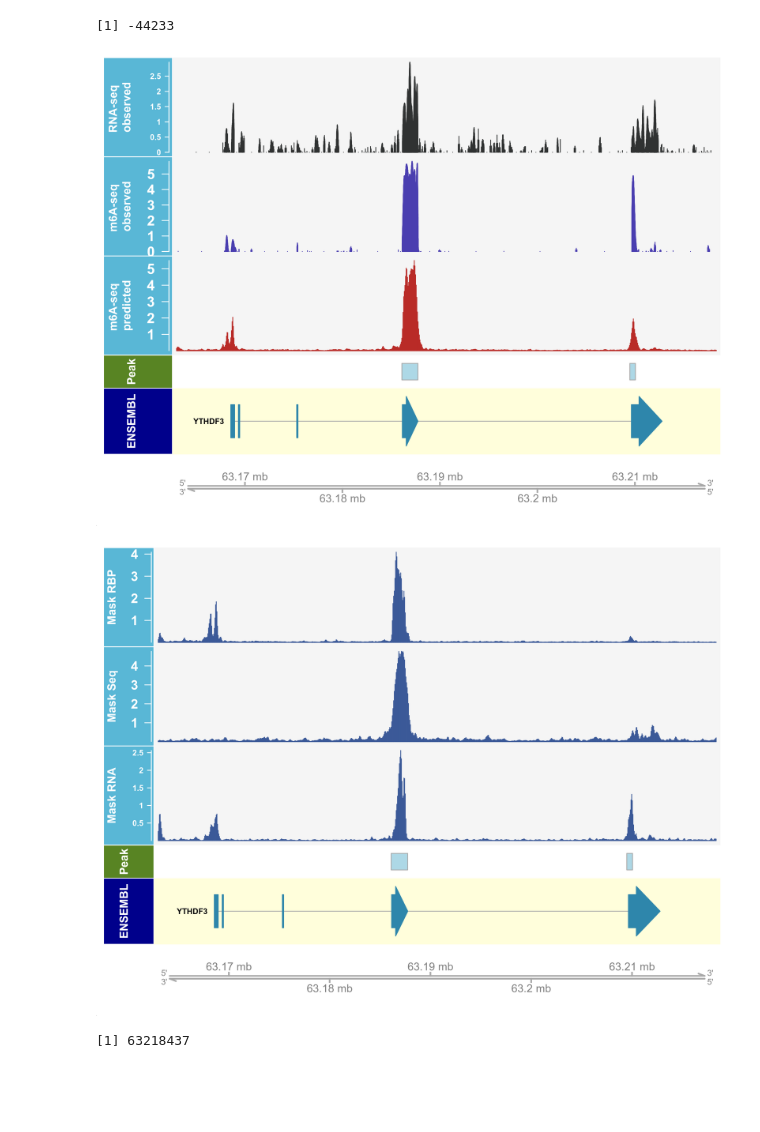
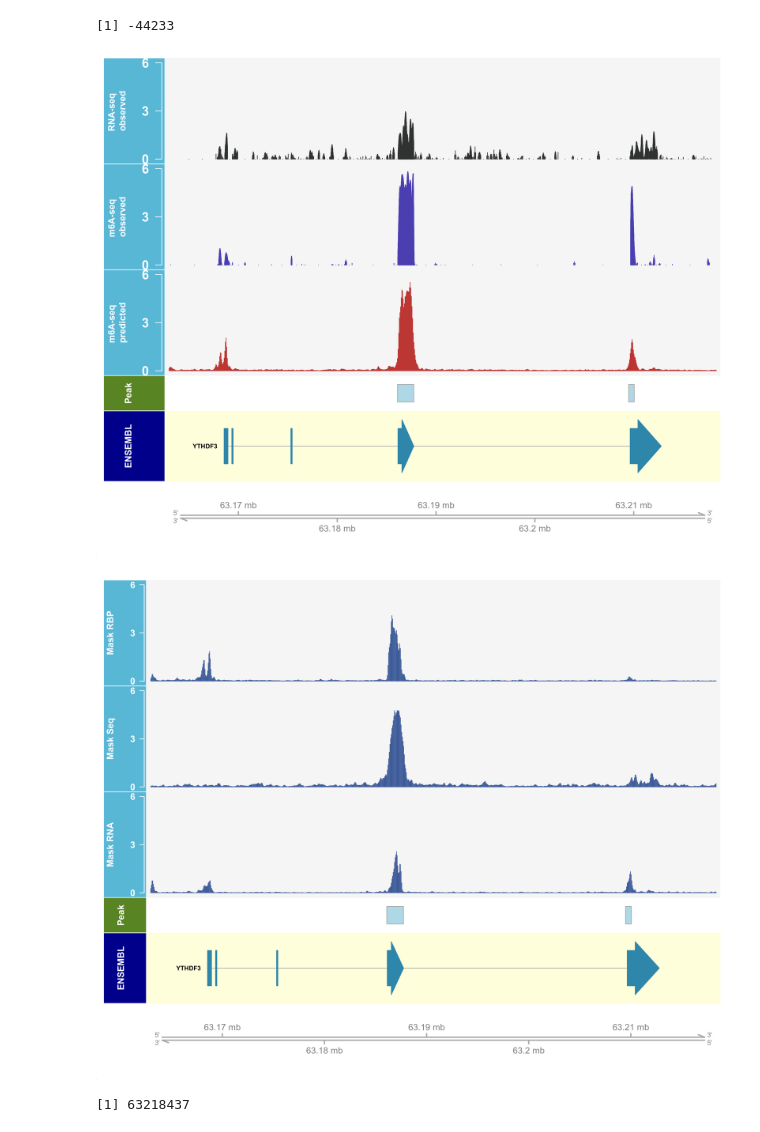
Before and after one commit to catombiotech/epiRNA_Analysis, a Jupyter notebook: benchmark/6-gviz_plot.ipynb, the cells around one changed output. Drawn from its saved outputs; the diff is of its cells as text; code cells hidden in the pictures; blank space fills up the shorter version.

```diff
--- a/benchmark/6-gviz_plot.ipynb
+++ b/benchmark/6-gviz_plot.ipynb
@@ -28,7 +35,7 @@ genome <- "hg38"
 
 genes <- extract_genes_from_gtf(gtf=human_gtf, chrom=chrom, start=start, end=end)
 geneModels <- get_geneModels(genes, protein_coding_only = TRUE)
-grtrack <- get_grtrack(geneModels, chrom=chrom, start=start, end=end, collapseTranscripts="longest")
+grtrack <- get_grtrack(geneModels, chrom=chrom, start=start, end=end, collapseTranscripts="longest", shape="arrow")
 # %% [output]
   Found 141 genes in region
 # %%
@@ -51,7 +59,6 @@ peak_track <- AnnotationTrack(
     background.title="#588423"
 )
 # %%
-sample <- "Hela-1"
 gene <- "YTHDF3"
 pred_dir <- "./predicted_bigwig"
 
@@ -69,7 +76,9 @@ i = 1
 for (bwfile in bw_file_list) {
     track <- get_bwtrack(
         bwfile, chrom, start, end, track_color=track_colors[i],
-        log_transform=log_flags[i], panel_title=track_titles[i]
+        log_transform=log_flags[i], panel_title=track_titles[i],
+        ylim=c(0,6),
+        yTicksAt=c(0,3,6)
     )
     bwtracks <- c(bwtracks, track)
     i = i + 1
@@ -85,24 +94,24 @@ axis_track <- GenomeAxisTrack(
 # %%
 full_tracks <- c(bwtracks, peak_track, grtrack, axis_track)
 # %%
-options(repr.plot.width=8, repr.plot.height=6, repr.plot.res = 300)
+options(repr.plot.width=10, repr.plot.height=8, repr.plot.res = 300)
 zoom <- 10000
 
 sizes <- rep(x=0.15, times=length(bwtracks))
 sizes <- c(sizes, 0.05, 0.1, 0.1)
 plotTracks(
     full_tracks,
     sizes = sizes,
     from = start + zoom / 2,
     to = end - zoom / 2,
     main = "",
     cex.main = 1.5,
     fontface.main = 2,
     window = -1,
     windowSize = 100
 )
 # %% [output]
-[figure, old version]
+[figure, new version]
 # %%
 # For masked model
 mask1_bw <- file.path(pred_dir, paste0(sample, "_", gene, "_", "maskrbp.bigwig"))
@@ -125,7 +136,7 @@ for (bwfile in mask_bw_file_list) {
     i = i + 1
 }
 # %%
-options(repr.plot.width=8, repr.plot.height=6, repr.plot.res = 300)
+options(repr.plot.width=10, repr.plot.height=8, repr.plot.res = 300)
 zoom <- 10000
 
 sizes <- rep(x=0.15, times=length(mask_bwtracks))
@@ -141,7 +152,7 @@ plotTracks(
     windowSize = 100
 )
 # %% [output]
-[figure, old version]
+[figure, new version]
 # %%
 63157901-5000 + 65536
 # %% [output]
```
Also changed, not shown: parts of 3 cells of this notebook, 10 other files.
